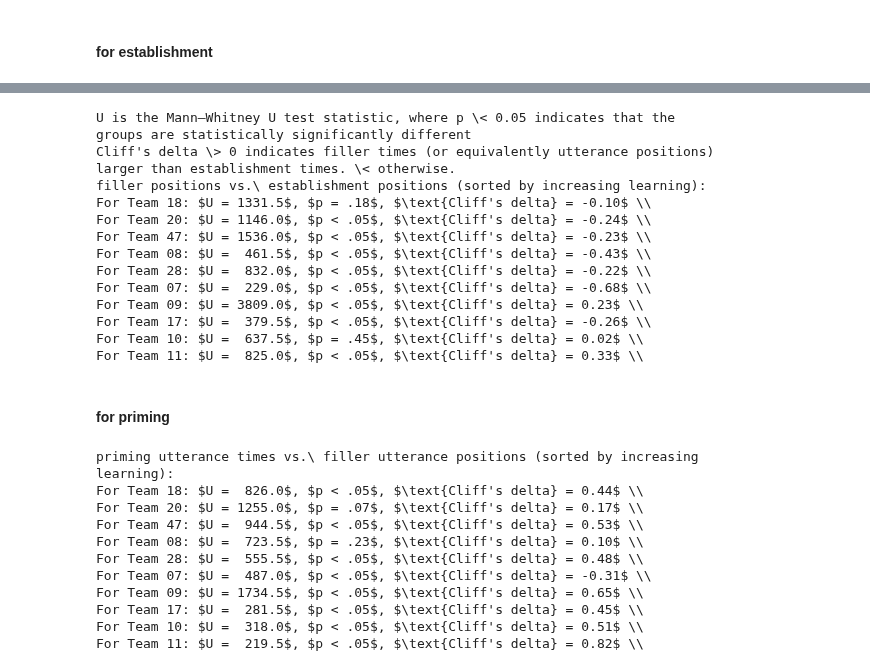
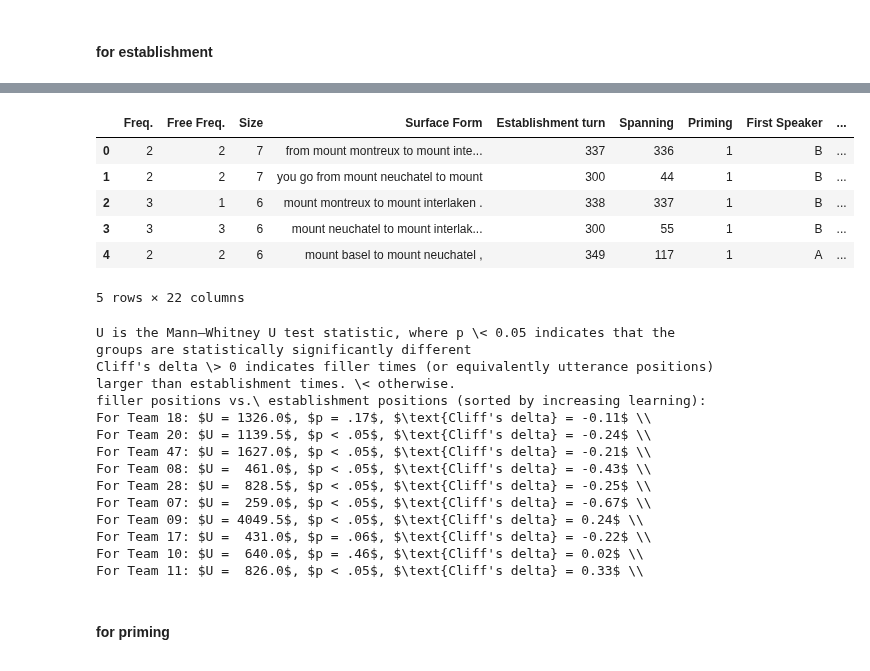
Before and after one commit to chili-epfl/justhink-alignment-analysis, a Jupyter notebook: tools/7_test_the_hypotheses.ipynb, the cells around one changed output, grey strips where cells are left out. Drawn from its saved outputs; the diff is of its cells as text; code cells hidden in the pictures.

```diff
--- a/tools/7_test_the_hypotheses.ipynb
+++ b/tools/7_test_the_hypotheses.ipynb
@@ -544,18 +563,28 @@ eww 1 0.1 0.30000000000000004
+# %%
+routine_df.head()
+# %% [output]
+|  | Freq. | Free Freq. | Size | Surface Form | Establishment turn | Spanning | Priming | First Speaker | ... |
+| 0 | 2 | 2 | 7 | from mount montreux to mount inte... | 337 | 336 | 1 | B | ... |
+| 1 | 2 | 2 | 7 | you go from mount neuchatel to mount | 300 | 44 | 1 | B | ... |
+| 2 | 3 | 1 | 6 | mount montreux to mount interlaken . | 338 | 337 | 1 | B | ... |
+| 3 | 3 | 3 | 6 | mount neuchatel to mount interlak... | 300 | 55 | 1 | B | ... |
+| 4 | 2 | 2 | 6 | mount basel to mount neuchatel , | 349 | 117 | 1 | A | ... |
+5 rows × 22 columns
 # %%
-def check_effect_size(routine_col, filler_col, verbose=True):  # False):
+def check_mannwhitneyu_and_cliffsdelta(routine_col, filler_col, verbose=True):
     for team_no in learn_df.T.sort_values('learn (%)').index:
-        routine_df = routine_dfs[team_no].copy()
+        routine_df = routine_dfs[team_no]
 
-        # filter for the fillers of this task.
-        df = corpus_dfs[team_no].copy()
-        df = df[df.subject.isin(['A', 'B'])]
-        filler_df = df[df.n_fillers > 0]
+        # # filter for the fillers of this team.
+        # df = corpus_dfs[team_no].copy()
+        # df = df[df.subject.isin(['A', 'B'])]
+        # filler_df = df[df.n_fillers > 0]
+        df = tokens_dfs[team_no]
+        filler_df = df[df.is_filler]
 
-        shared_vals = routine_df[routine_col].values
-        filler_vals = filler_df[filler_col].values
 
-        x = filler_vals
-        y = shared_vals
+        x = filler_df[filler_col].values
+        y = routine_df[routine_col].values
 
         u, pvalue = scipy.stats.mannwhitneyu(x=x, y=y)
         thres = 0.05
@@ -576,27 +605,30 @@ def check_effect_size(routine_col, filler_col, verbose=True):  # False):
 #         return routine_df, filler_df
 #         break
 
+
 print("U is the Mann–Whitney U test statistic, where p \< 0.05 indicates that the groups are statistically significantly different")
 print("Cliff's delta \> 0 indicates filler times (or equivalently utterance positions) larger than establishment times. \< otherwise.")
 print('filler positions vs.\ establishment positions (sorted by increasing learning):')
-routine_col, filler_col = 'scaled_establish_no', 'scaled_utterance_no'
+# routine_col, filler_col = 'scaled_establish_no', 'scaled_utterance_no'
 # # or equivalently in terms of times
 # routine_col, filler_col = 'scaled_establish_time', 'scaled_end'
-check_effect_size(routine_col, filler_col)
+
+routine_col, filler_col = 'establish_token', 'token_no'
+check_mannwhitneyu_and_cliffsdelta(routine_col, filler_col)
 # %% [output]
 U is the Mann–Whitney U test statistic, where p \< 0.05 indicates that the groups are statistically significantly different
 Cliff's delta \> 0 indicates filler times (or equivalently utterance positions) larger than establishment times. \< otherwise.
 filler positions vs.\ establishment positions (sorted by increasing learning):
-For Team 18: $U = 1331.5$, $p = .18$, $\text{Cliff's delta} = -0.10$ \\
-For Team 20: $U = 1146.0$, $p < .05$, $\text{Cliff's delta} = -0.24$ \\
-For Team 47: $U = 1536.0$, $p < .05$, $\text{Cliff's delta} = -0.23$ \\
-For Team 08: $U =  461.5$, $p < .05$, $\text{Cliff's delta} = -0.43$ \\
-For Team 28: $U =  832.0$, $p < .05$, $\text{Cliff's delta} = -0.22$ \\
-For Team 07: $U =  229.0$, $p < .05$, $\text{Cliff's delta} = -0.68$ \\
-For Team 09: $U = 3809.0$, $p < .05$, $\text{Cliff's delta} = 0.23$ \\
-For Team 17: $U =  379.5$, $p < .05$, $\text{Cliff's delta} = -0.26$ \\
-For Team 10: $U =  637.5$, $p = .45$, $\text{Cliff's delta} = 0.02$ \\
-For Team 11: $U =  825.0$, $p < .05$, $\text{Cliff's delta} = 0.33$ \\
+For Team 18: $U = 1326.0$, $p = .17$, $\text{Cliff's delta} = -0.11$ \\
+For Team 20: $U = 1139.5$, $p < .05$, $\text{Cliff's delta} = -0.24$ \\
+For Team 47: $U = 1627.0$, $p < .05$, $\text{Cliff's delta} = -0.21$ \\
+For Team 08: $U =  461.0$, $p < .05$, $\text{Cliff's delta} = -0.43$ \\
+For Team 28: $U =  828.5$, $p < .05$, $\text{Cliff's delta} = -0.25$ \\
+For Team 07: $U =  259.0$, $p < .05$, $\text{Cliff's delta} = -0.67$ \\
+For Team 09: $U = 4049.5$, $p < .05$, $\text{Cliff's delta} = 0.24$ \\
+For Team 17: $U =  431.0$, $p = .06$, $\text{Cliff's delta} = -0.22$ \\
+For Team 10: $U =  640.0$, $p = .46$, $\text{Cliff's delta} = 0.02$ \\
+For Team 11: $U =  826.0$, $p < .05$, $\text{Cliff's delta} = 0.33$ \\
 # %%
 # shared_vals = routine_df[routine_col].values
 # filler_vals = filler_df[filler_col].values
@@ -615,19 +647,7 @@ For Team 11: $U =  825.0$, $p < .05$, $\text{Cliff's delta} = 0.33$ \\
 # %% [markdown]
 #### for priming
 # %%
-print('priming utterance times vs.\ filler utterance positions (sorted by increasing learning):')
-routine_col, filler_col = 'scaled_priming_time', 'scaled_end'
-# routine_col, filler_col = 'scaled_priming_no', 'scaled_utterance_no'
-check_effect_size(routine_col, filler_col)
+# print('priming utterance times vs.\ filler utterance positions (sorted by increasing learning):')
+# routine_col, filler_col = 'scaled_priming_time', 'scaled_end'
+# # routine_col, filler_col = 'scaled_priming_no', 'scaled_utterance_no'
+# check_effect_size(routine_col, filler_col)
-# %% [output]
-priming utterance times vs.\ filler utterance positions (sorted by increasing learning):
-For Team 18: $U =  826.0$, $p < .05$, $\text{Cliff's delta} = 0.44$ \\
-For Team 20: $U = 1255.0$, $p = .07$, $\text{Cliff's delta} = 0.17$ \\
-For Team 47: $U =  944.5$, $p < .05$, $\text{Cliff's delta} = 0.53$ \\
-For Team 08: $U =  723.5$, $p = .23$, $\text{Cliff's delta} = 0.10$ \\
-For Team 28: $U =  555.5$, $p < .05$, $\text{Cliff's delta} = 0.48$ \\
-For Team 07: $U =  487.0$, $p < .05$, $\text{Cliff's delta} = -0.31$ \\
-For Team 09: $U = 1734.5$, $p < .05$, $\text{Cliff's delta} = 0.65$ \\
-For Team 17: $U =  281.5$, $p < .05$, $\text{Cliff's delta} = 0.45$ \\
-For Team 10: $U =  318.0$, $p < .05$, $\text{Cliff's delta} = 0.51$ \\
-For Team 11: $U =  219.5$, $p < .05$, $\text{Cliff's delta} = 0.82$ \\
```
Also changed, not shown: parts of 22 cells of this notebook, 34 other files.
